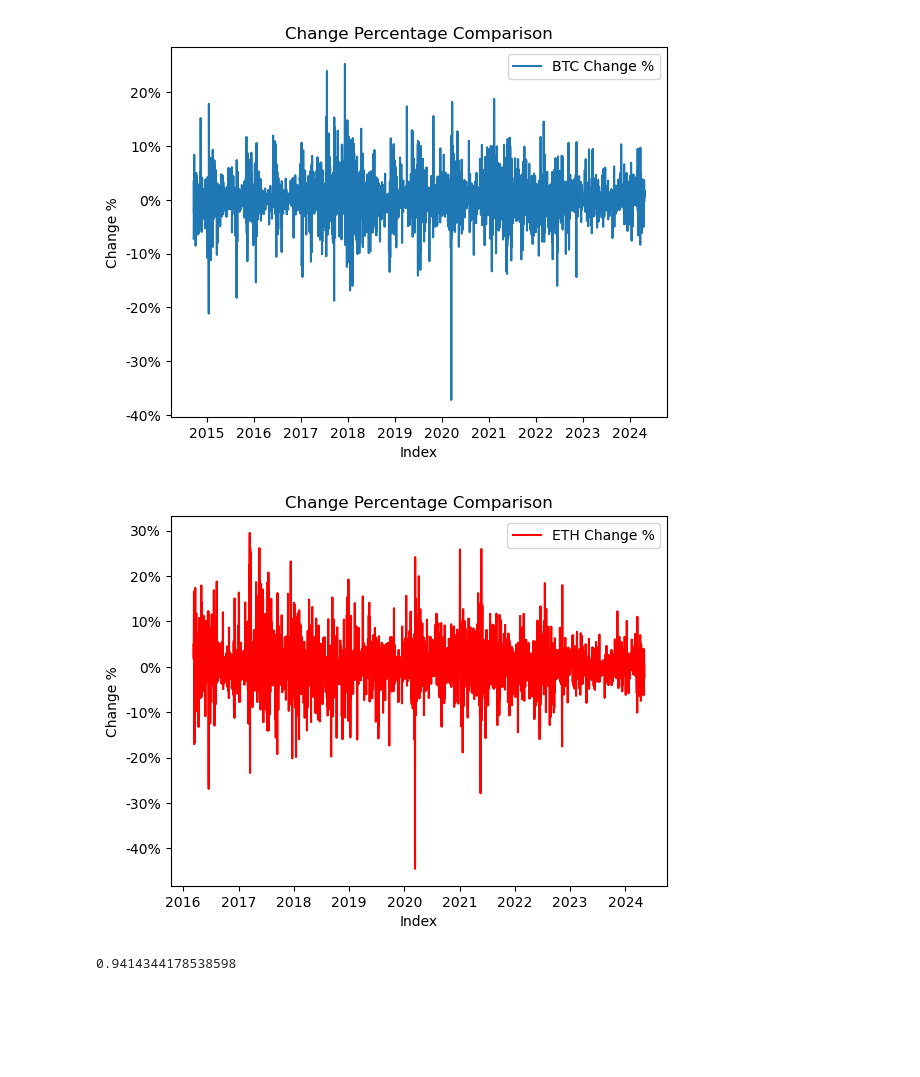
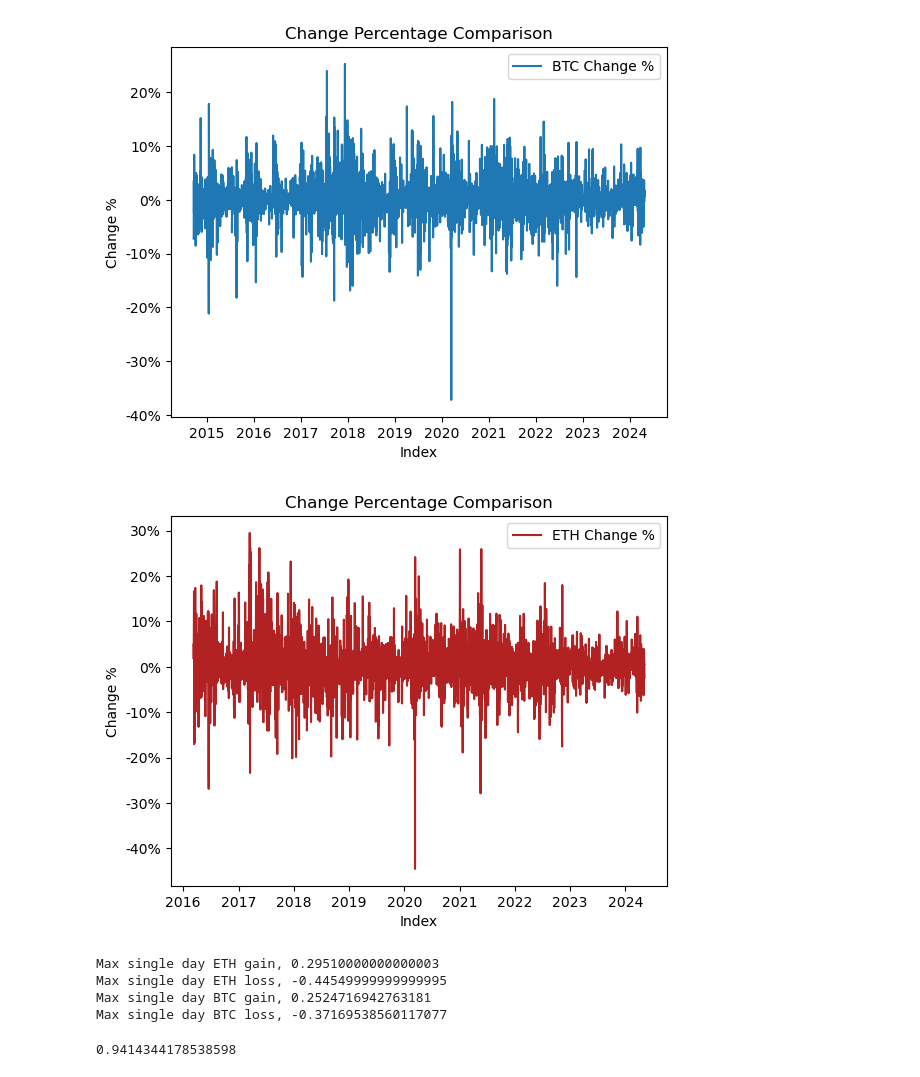
Before and after one commit to itaylor1645/project_1, a Jupyter notebook: BTC_data.ipynb, the cells around one changed output. Cells and saved outputs as stored; diff of their text form; code cells hidden in the pictures; blank space fills up the shorter version.

Commit message:
Changed some visuals and looked into range of change % data.

```diff
--- a/BTC_data.ipynb
+++ b/BTC_data.ipynb
@@ -45,7 +45,7 @@ btc_prices_df.head()
 # %%
 # Read ETH csv into DataFrame and sorting. The dates were desc by default. Converting [Open] to float so it can be used later.
 # Source: https://www.investing.com/crypto/ethereum/historical-data
-eth_prices_df = pd.read_csv('project_1/Resources/Ethereum Historical Data .csv', index_col='Date', parse_dates=True).dropna()
+eth_prices_df = pd.read_csv('Resources/Ethereum Historical Data .csv', index_col='Date', parse_dates=True).dropna()
 eth_prices_df.sort_values(by='Date', ascending=True)
 eth_prices_df.head()
 # %% [output]
@@ -131,22 +131,33 @@ plt.legend()
 [figure]
 # %%
 # Plot change percent for ETH
-plt.plot(eth_changepct_df, label='ETH Change %', color ='red')
+plt.plot(eth_changepct_df, label='ETH Change %', color ='firebrick')
 
 #Formating the y-axis for readability
 formatter = FuncFormatter(lambda y, _: '{:.0%}'.format(y))
 plt.gca().yaxis.set_major_formatter(formatter)
 
 # Add labels and title
 plt.xlabel('Index')
 plt.ylabel('Change %')
 plt.title('Change Percentage Comparison')
 plt.legend()
 
 # Show plot
 plt.show()
 # %% [output]
-[figure, old version]
+[figure, new version]
+# %%
+#Change %
+print(f"Max single day ETH gain, {eth_prices_df['Change %'].max()}")
+print(f"Max single day ETH loss, {eth_prices_df['Change %'].min()}")
+print(f"Max single day BTC gain, {btc_prices_df['Change %'].max()}")
+print(f"Max single day BTC loss, {btc_prices_df['Change %'].min()}")
+# %% [output]
+Max single day ETH gain, 0.29510000000000003
+Max single day ETH loss, -0.44549999999999995
+Max single day BTC gain, 0.2524716942763181
+Max single day BTC loss, -0.37169538560117077
 # %%
 #Checking the Coorelation between BTC and ETH prices
 btc_open_prices_df.corr(eth_open_prices_df)
```
Also changed, not shown: parts of 7 cells of this notebook.
